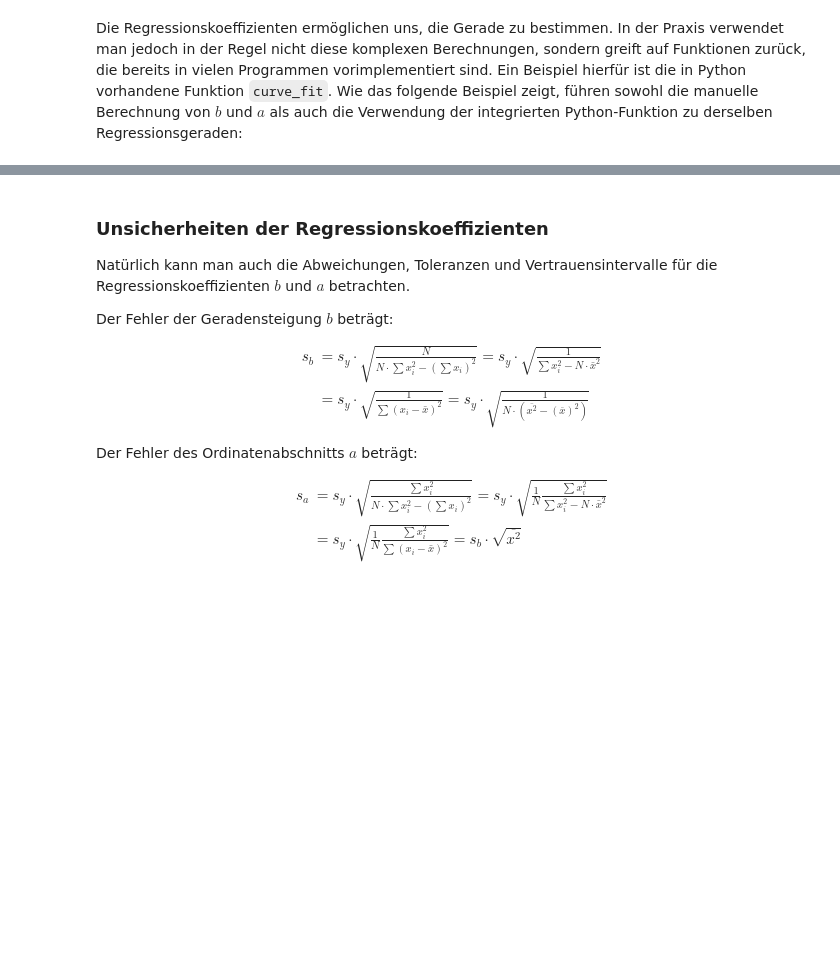
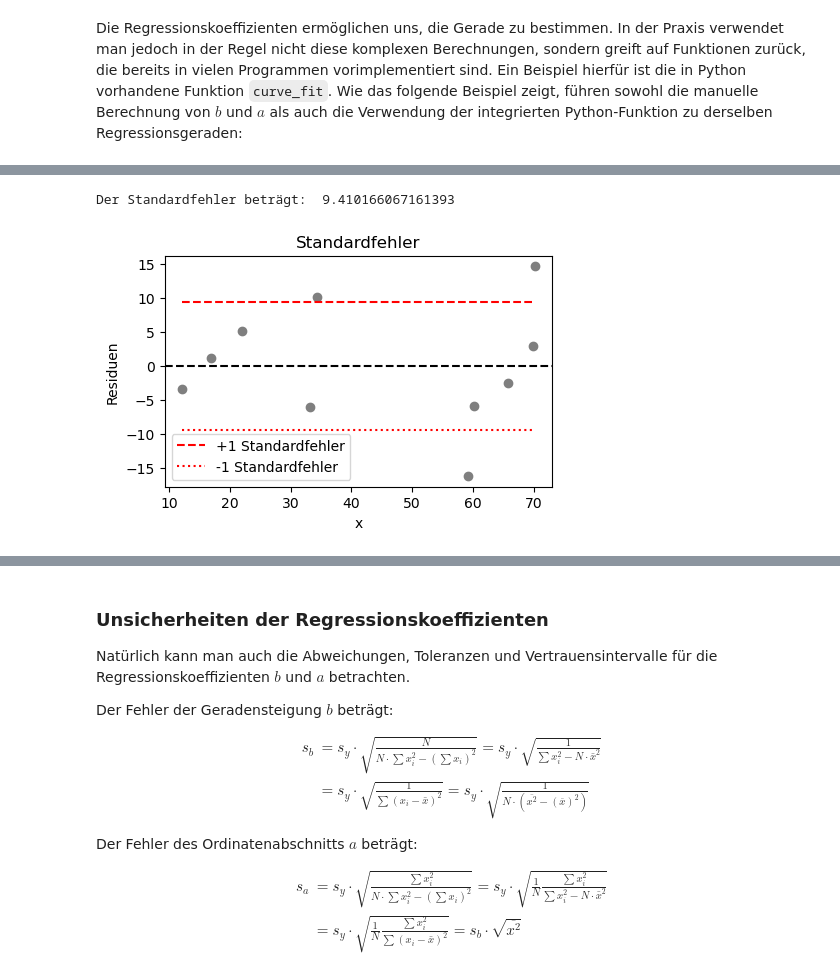
Before and after one commit to Kisleif/mtbook, a Jupyter notebook: _sources/content/1_Kurvenanpassung.ipynb, the cells around one changed output, grey strips where cells are left out. Saved outputs shown, nothing was run; the diff lists cells and outputs as text; code cells hidden in the pictures; blank space fills up the shorter version.

```diff
--- a/_sources/content/1_Kurvenanpassung.ipynb
+++ b/_sources/content/1_Kurvenanpassung.ipynb
@@ -228,0 +247,26 @@ Gelten für die $N$ Messwerte allerdings unterschiedliche Unsicherheiten, so mü
+# %%
+# MatplotLib Settings:
+plt.style.use('default') # Matplotlib Style wählen
+plt.rcParams['font.size'] = 10; # Schriftgröße
+plt.figure(figsize=(5,3)) # Plot-Größe
+
+# Residuen berechnen
+residuals = y - anpassung(x, *popt)
+summed_res_quadrat = np.sum(residuals**2)
+sy = np.sqrt(summed_res_quadrat/(len(y)-2)) # Standardfehler der Schätzung
+
+print('Der Standardfehler beträgt: ', sy)
+
+# Residuenplot
+plt.axhline(0, color="black", linestyle="--")
+plt.scatter(x, residuals, color = 'tab:gray')
+plt.hlines(sy, min(x), max(x), colors='red', linestyles='dashed', label='+1 Standardfehler')
+plt.hlines(-sy, min(x), max(x), colors='red', linestyles=':', label='-1 Standardfehler')
+plt.legend()
+plt.xlabel("x")
+plt.ylabel("Residuen")
+plt.title("Standardfehler")
+plt.show()
+# %% [output]
+Der Standardfehler beträgt:  9.410166067161393
+[figure, added]
```
Also changed, not shown: parts of 21 cells of this notebook, 16 other files.
